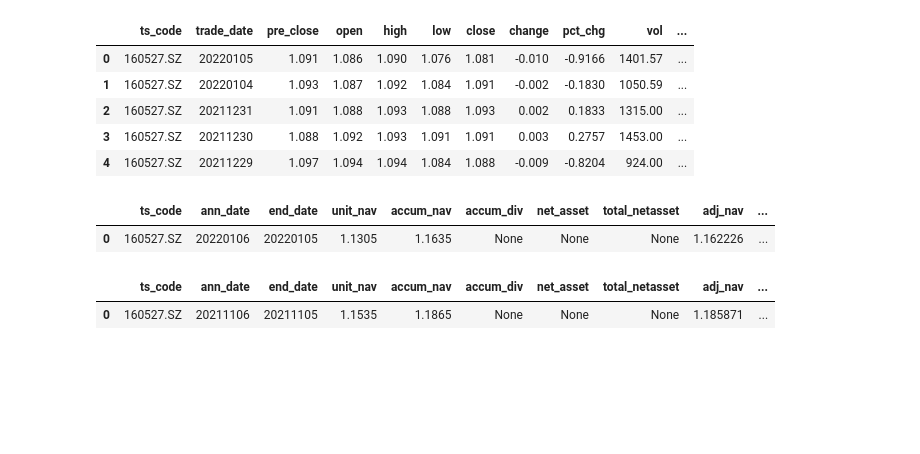
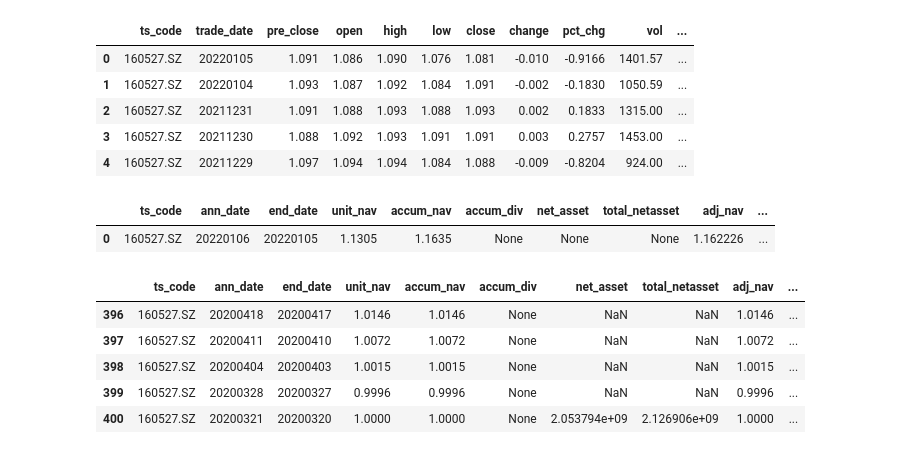
Before and after one commit to Rockyzsu/stock, a Jupyter notebook: analysis/closed_fund_analysis.ipynb, the cells around one changed output. Cells and saved outputs as stored; diff of their text form; code cells hidden in the pictures; blank space fills up the shorter version.

Commit message:
fund info

```diff
--- a/analysis/closed_fund_analysis.ipynb
+++ b/analysis/closed_fund_analysis.ipynb
@@ -63,9 +66,13 @@ df_netvalue.head()
 |  | ts_code | ann_date | end_date | unit_nav | accum_nav | accum_div | net_asset | total_netasset | adj_nav | ... |
 | 0 | 160527.SZ | 20220106 | 20220105 | 1.1305 | 1.1635 | None | None | None | 1.162226 | ... |
 # %%
-df2 = pro.fund_nav(ts_code='160527.SZ',start_date='20210101', end_date='20211105')
+df2 = pro.fund_nav(ts_code='160527.SZ')
 # %%
-df2.head()
+df2.tail()
 # %% [output]
 |  | ts_code | ann_date | end_date | unit_nav | accum_nav | accum_div | net_asset | total_netasset | adj_nav | ... |
-| 0 | 160527.SZ | 20211106 | 20211105 | 1.1535 | 1.1865 | None | None | None | 1.185871 | ... |
+| 396 | 160527.SZ | 20200418 | 20200417 | 1.0146 | 1.0146 | None | NaN | NaN | 1.0146 | ... |
+| 397 | 160527.SZ | 20200411 | 20200410 | 1.0072 | 1.0072 | None | NaN | NaN | 1.0072 | ... |
+| 398 | 160527.SZ | 20200404 | 20200403 | 1.0015 | 1.0015 | None | NaN | NaN | 1.0015 | ... |
+| 399 | 160527.SZ | 20200328 | 20200327 | 0.9996 | 0.9996 | None | NaN | NaN | 0.9996 | ... |
+| 400 | 160527.SZ | 20200321 | 20200320 | 1.0000 | 1.0000 | None | 2.053794e+09 | 2.126906e+09 | 1.0000 | ... |
```
Also changed, not shown: parts of 13 cells of this notebook, 3 other files.
